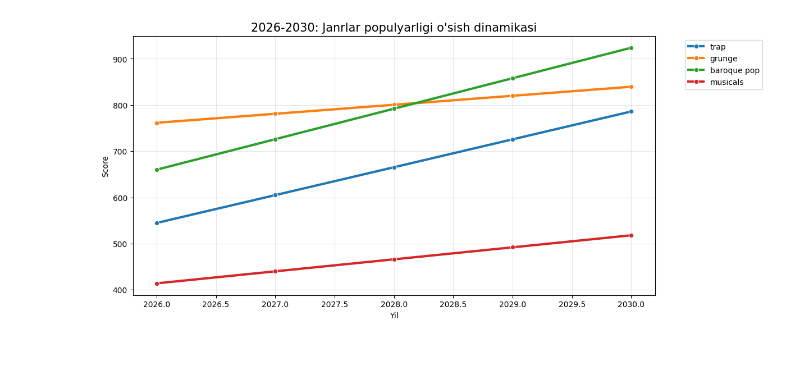
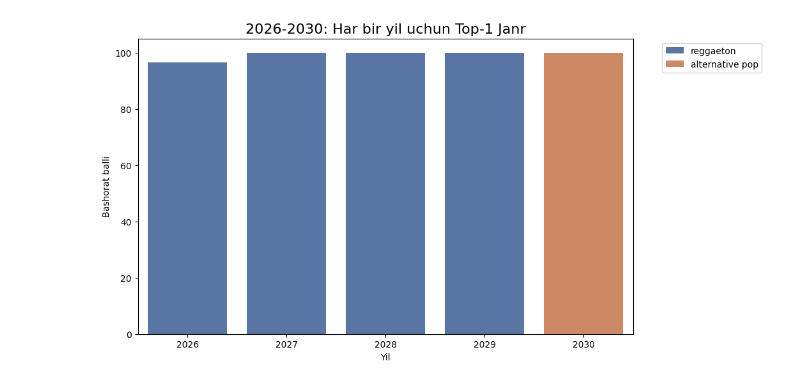
Before and after one commit to uzbtrust/spotify-ai-predictions-2030, a Jupyter notebook: main.ipynb, the cells around one changed output. Saved outputs shown, nothing was run; the diff lists cells and outputs as text; code cells hidden in the pictures; blank space fills up the shorter version.

Commit message:
Enhance project: realistic genre predictions + professional README

```diff
--- a/main.ipynb
+++ b/main.ipynb
@@ -40,7 +30,23 @@ df['month'] = df['album_release_date'].dt.month
 # %%
+df['album_release_date'] = pd.to_datetime(df['album_release_date'], errors='coerce')
+df = df.dropna(subset=['album_release_date'])
+
+df['year'] = df['album_release_date'].dt.year
+df['month'] = df['album_release_date'].dt.month
+
 def get_season(month):
     if month in [12, 1, 2]: return 'Winter'
     elif month in [3, 4, 5]: return 'Spring'
     elif month in [6, 7, 8]: return 'Summer'
     else: return 'Autumn'
+
 df['season'] = df['month'].apply(get_season)
+
+def get_first_genre(genres):
+    if isinstance(genres, str):
+        return genres.split(',')[0].strip()
+    return 'Unknown'
+
+df['genre_clean'] = df['artist_genres'].apply(get_first_genre)
+
+df.head()
@@ -59,0 +60,5 @@ seasons = ['Spring', 'Summer', 'Autumn', 'Winter']
+# %%
+trend_data = df.groupby(['year', 'season', 'genre_clean'])['track_popularity'].mean().reset_index()
+
+top_genres = trend_data['genre_clean'].value_counts().head(20).index.tolist()
+print("Tanlangan top 20 janiy janrlar:", top_genres)
@@ -120,10 +124,0 @@ print(yearly_top[['Yil', 'Janr', 'Score']])
-# %%
-def get_detailed_reason(row):
-    reasons = {
-        'trap': "Urban madaniyatining kengayishi va beat-making osonlashishi.",
-        'grunge': "90-yillar estetikasiga bo'lgan nostalgiya qaytishi.",
-        'baroque pop': "Musiqada murakkablik va orkestr elementlariga talab ortishi.",
-        'musicals': "Raqamli teatrlashtirilgan kontentlar (TikTok/Reels) ommalashishi."
-    }
-    return reasons.get(row['Janr'].lower(), "Global streaming trendlarining o'sishi hisobiga.")
-predict_df['Sabab'] = predict_df.apply(get_detailed_reason, axis=1)
@@ -166,9 +202,12 @@ for year in years:
 # %%
-plt.figure(figsize=(12, 6))
-sns.lineplot(data=predict_df, x='Yil', y='Score', hue='Janr', marker='o', linewidth=3)
-plt.title("2026-2030: Janrlar populyarligi o'sish dinamikasi", fontsize=15)
-plt.grid(True, alpha=0.3)
+overall_yearly = predict_df.loc[predict_df.groupby('Yil')['Score'].idxmax()].copy()
+overall_yearly['Fasl'] = 'YILLIK'
+
+plt.figure(figsize=(10, 6))
+sns.barplot(data=overall_yearly, x='Yil', y='Score', hue='Janr', palette='deep')
+plt.title("2026-2030: Har bir yil uchun Top-1 Janr", fontsize=16)
+plt.ylabel("Bashorat balli")
 plt.legend(bbox_to_anchor=(1.05, 1), loc='upper left')
 plt.show()
 # %% [output]
-[figure, old version]
+[figure, new version]
```
Also changed, not shown: parts of 17 cells of this notebook, 5 other files.
